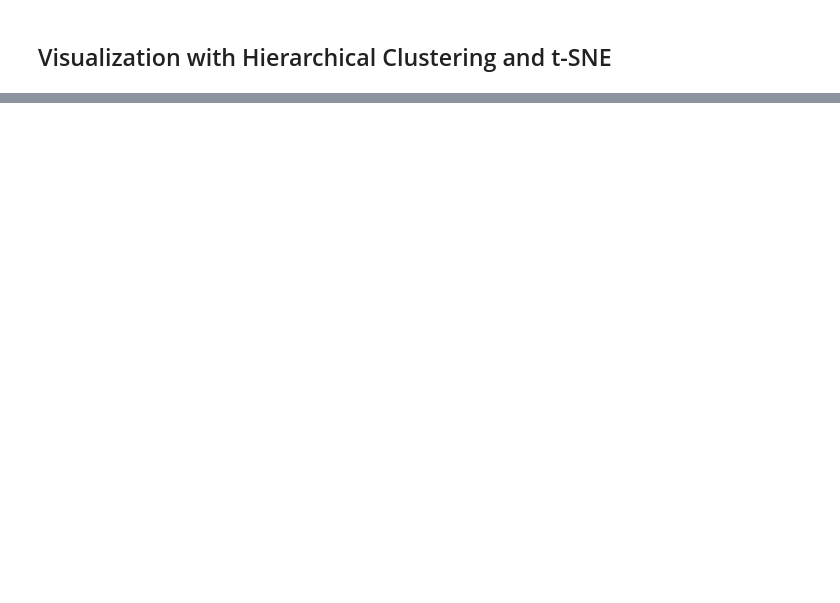
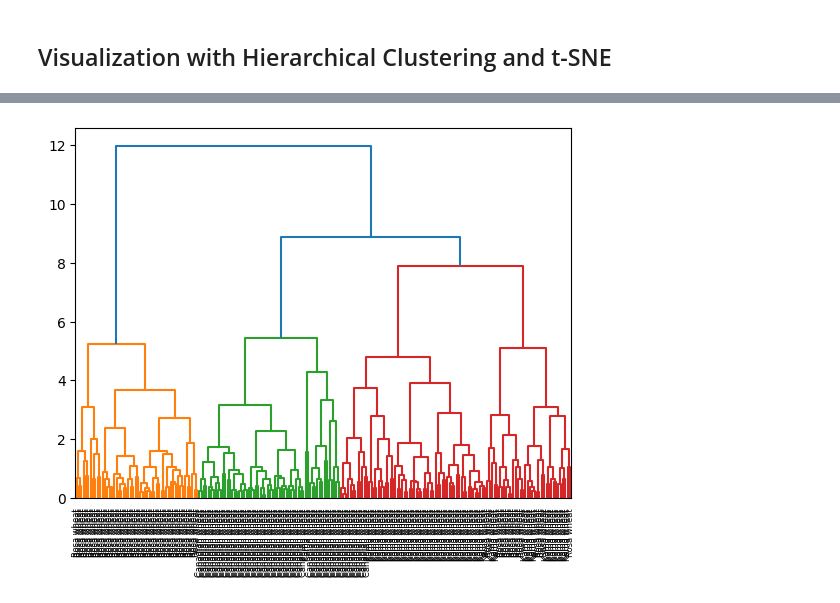
Before and after one commit to AnshuBantra/Python, a Jupyter notebook: Associate Data Scientist in Python/033 Unsupervised Learning in Python/unsupervised.ipynb, the cells around one changed output, grey strips where cells are left out. Cells and saved outputs as stored; diff of their text form; code cells hidden in the pictures; blank space fills up the shorter version.

```diff
--- a/Associate Data Scientist in Python/033 Unsupervised Learning in Python/unsupervised.ipynb
+++ b/Associate Data Scientist in Python/033 Unsupervised Learning in Python/unsupervised.ipynb
@@ -1134,0 +1150,5 @@ df_test.sort_values(by='labels')
+# %%
+samples = pd.read_csv(r'.\data\seeds\seeds_dataset.txt',
+                      header=None,
+                      sep='\t')
+samples.head()
@@ -1134,0 +1380,11 @@ df_test.sort_values(by='labels')
+# %%
+mergings = sccl.hierarchy.linkage(samples, method='complete')
+sccl.hierarchy.dendrogram(
+    mergings,
+    labels=varieties,
+    leaf_rotation=90,
+    leaf_font_size=6
+)
+plt.show()
+# %% [output]
+[figure, added]
```
Also changed, not shown: parts of 22 cells of this notebook, 1 other file.
